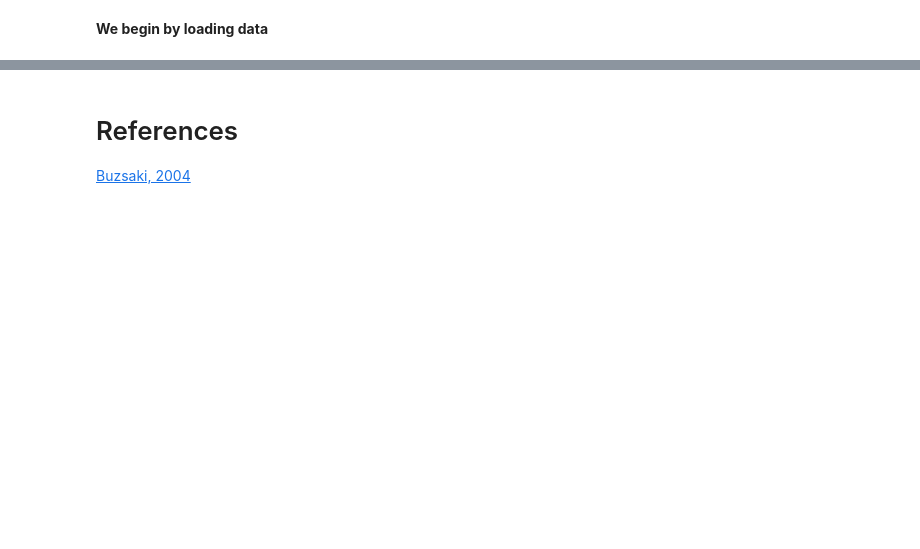
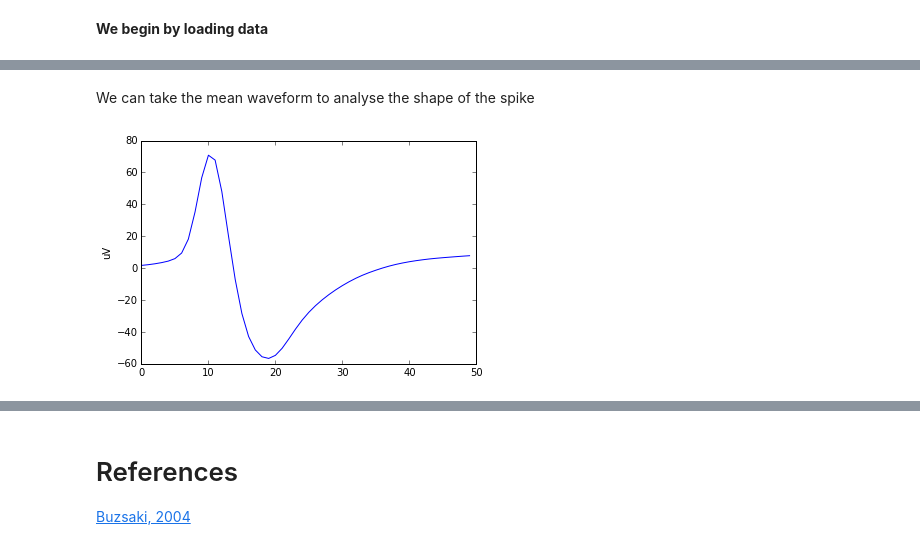
Before and after one commit to CINPLA/SummerSchool2015, a Jupyter notebook: MultiunitExcellAnalysis.ipynb, the cells around one changed output, grey strips where cells are left out. Saved outputs shown, nothing was run; the diff lists cells and outputs as text; code cells hidden in the pictures; blank space fills up the shorter version.

```diff
--- a/MultiunitExcellAnalysis.ipynb
+++ b/MultiunitExcellAnalysis.ipynb
@@ -47,0 +60,6 @@ plot_waveform(data['1313'])
+# %% [markdown]
+We can take the mean waveform to analyse the shape of the spike
+# %%
+plot_waveform(data['1313'], channel=3, meanspikes=True)
+# %% [output]
+[figure, added]
```
Also changed, not shown: parts of 14 cells of this notebook, 2 other files.
